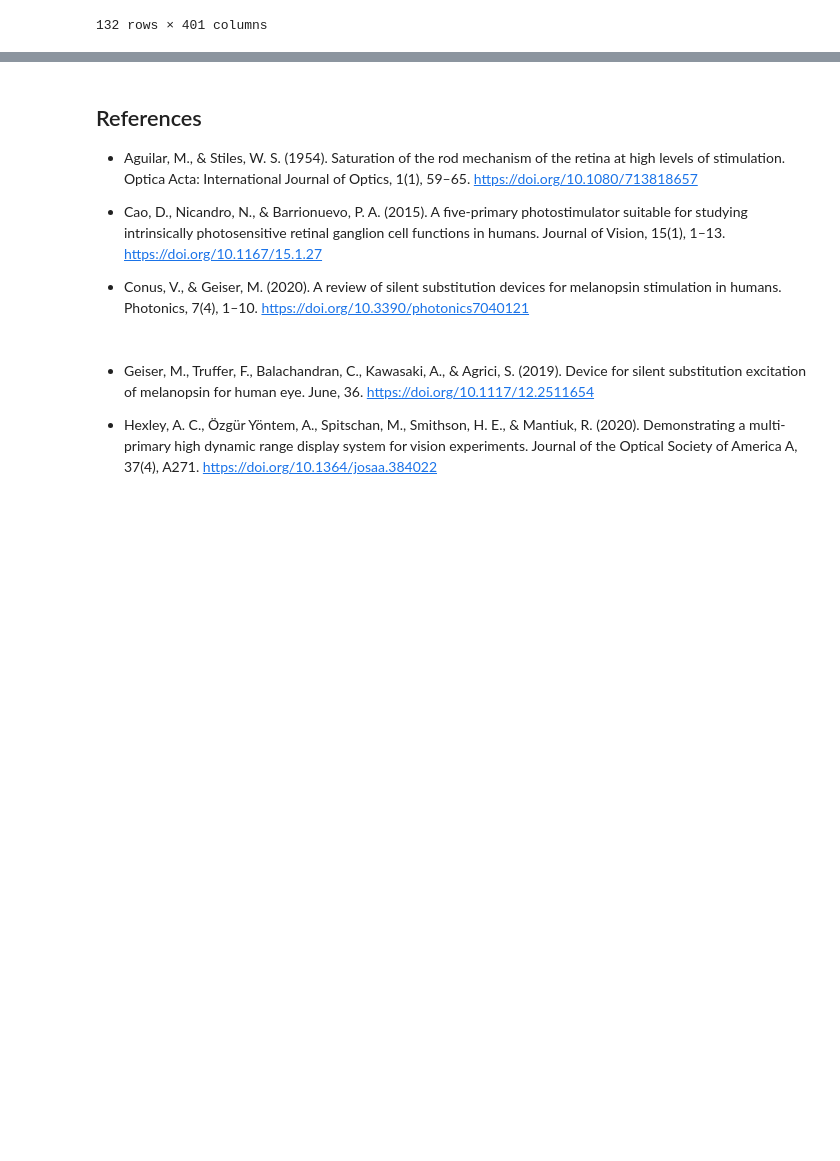
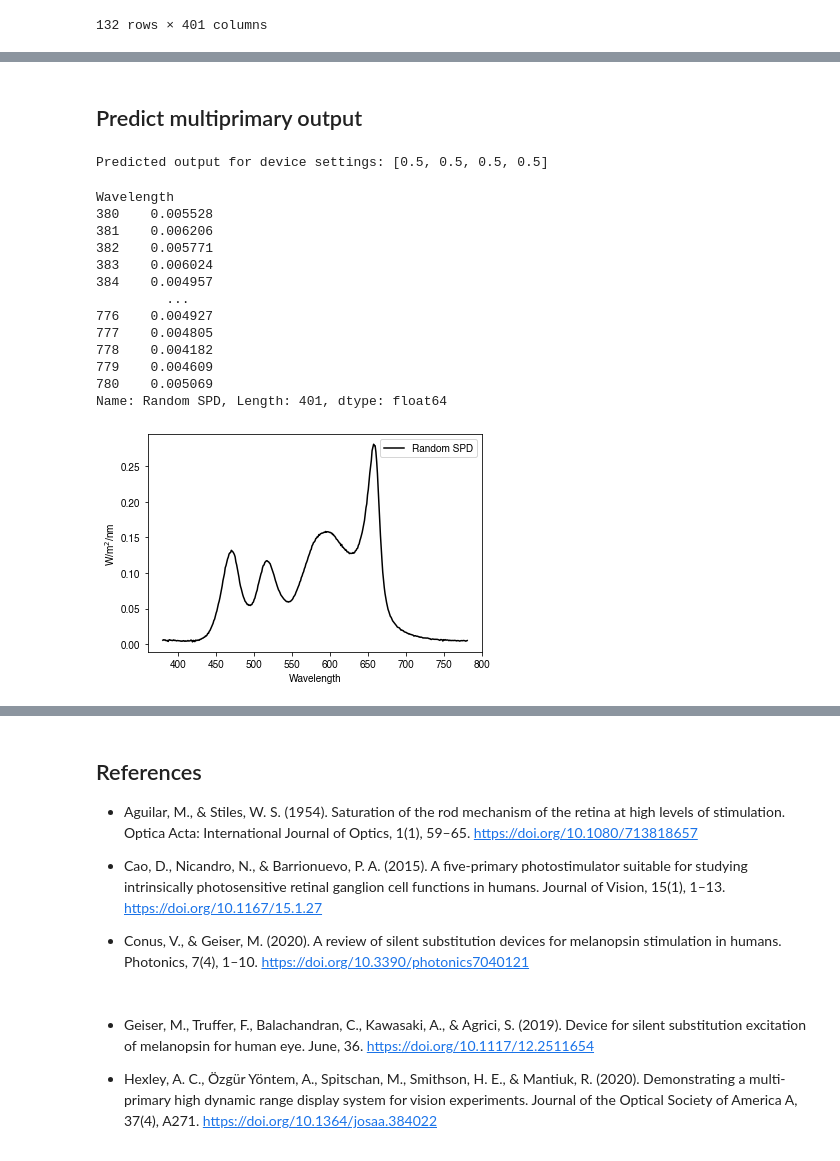
Before and after one commit to PySilentSubstitution/pysilsub, a Jupyter notebook: 03a_stimulation_devices.ipynb, the cells around one changed output, grey strips where cells are left out. Saved outputs shown, nothing was run; the diff lists cells and outputs as text; code cells hidden in the pictures; blank space fills up the shorter version.

```diff
--- a/03a_stimulation_devices.ipynb
+++ b/03a_stimulation_devices.ipynb
@@ -49,0 +82,25 @@ fig = device.plot_spds()
+# %% [markdown]
+Predict multiprimary output
+---------------------------
+# %%
+half_max = [.5, .5, .5, .5] #  We could also say [128, 128, 128, 128]
+device_spd = device.predict_multiprimary_spd(half_max, 'Random SPD')
+device_spd.plot(legend=True, ylabel='W/m$^2$/nm', color='k')
+print(f'Predicted output for device settings: {half_max}')
+device_spd
+# %% [output]
+Predicted output for device settings: [0.5, 0.5, 0.5, 0.5]
+Wavelength
+380    0.005528
+381    0.006206
+382    0.005771
+383    0.006024
+384    0.004957
+         ...
+776    0.004927
+777    0.004805
+778    0.004182
+779    0.004609
+780    0.005069
+Name: Random SPD, Length: 401, dtype: float64
+[figure, added]
```
Also changed, not shown: parts of 18 cells of this notebook, 35 other files.
